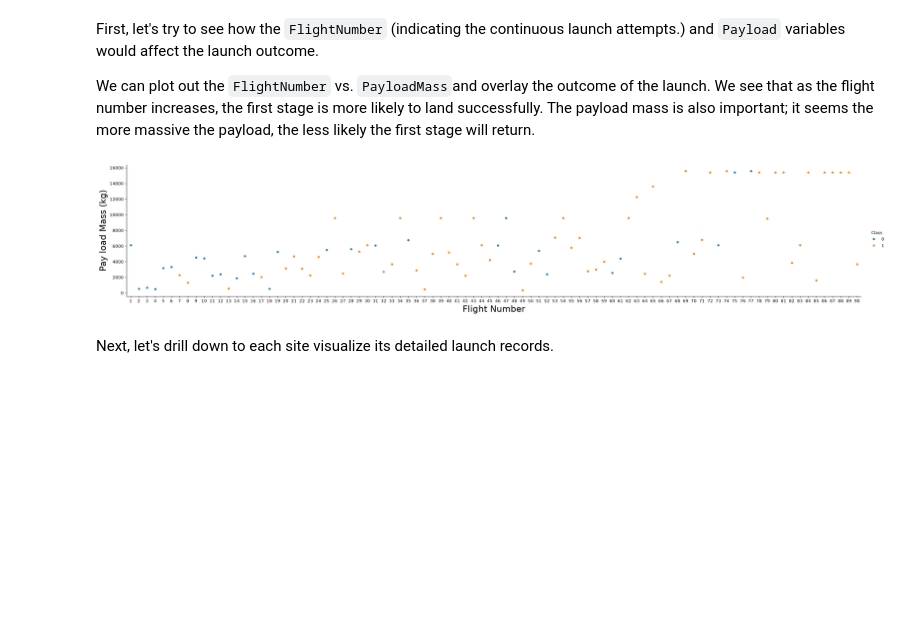
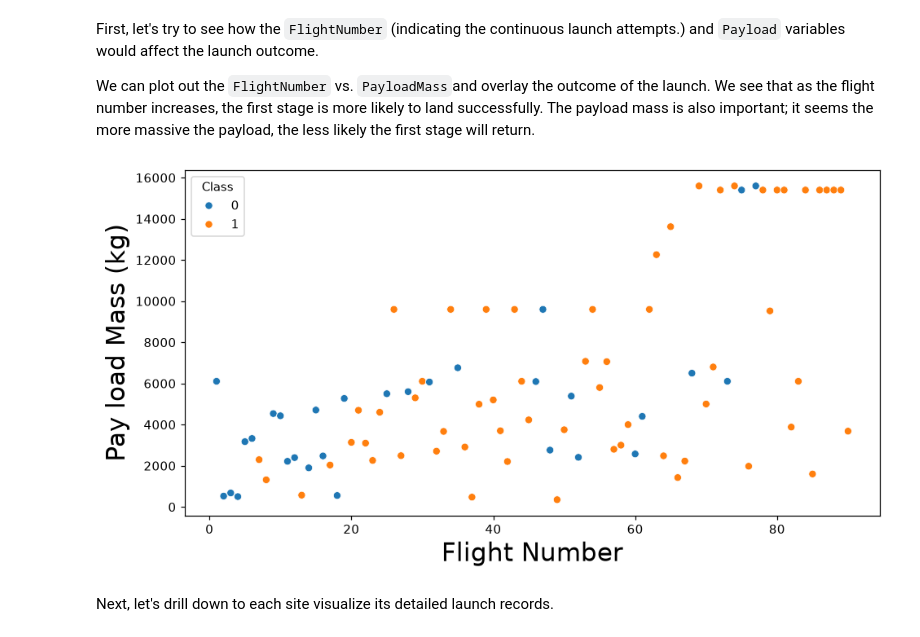
Before and after one commit to DavidCarSal/SpaceX-Falcon9-Landing-Prediction, a Jupyter notebook: notebooks/04_eda_visualization.ipynb, the cells around one changed output. Saved outputs shown, nothing was run; the diff lists cells and outputs as text; code cells hidden in the pictures; blank space fills up the shorter version.

```diff
--- a/notebooks/04_eda_visualization.ipynb
+++ b/notebooks/04_eda_visualization.ipynb
@@ -82,12 +82,13 @@ First, let's try to see how the `FlightNumber` (indicating the continuous launch
 
 We can plot out the <code>FlightNumber</code> vs. <code>PayloadMass</code>and overlay the outcome of the launch. We see that as the flight number increases, the first stage is more likely to land successfully. The payload mass is also important; it seems the more massive the payload, the less likely the first stage will return.
 # %%
-sns.catplot(y="PayloadMass", x="FlightNumber", hue="Class", data=df, aspect = 5)
+plt.figure(figsize=(10, 5))
+sns.scatterplot(y="PayloadMass", x="FlightNumber", hue="Class", data=df)
 plt.xlabel("Flight Number",fontsize=20)
 plt.ylabel("Pay load Mass (kg)",fontsize=20)
 plt.show()
 # %% [output]
-[figure, old version]
+[figure, new version]
 # %% [markdown]
 Next, let's drill down to each site visualize its detailed launch records.
 # %% [markdown]
```
Also changed, not shown: parts of 4 cells of this notebook, 57 other files.
